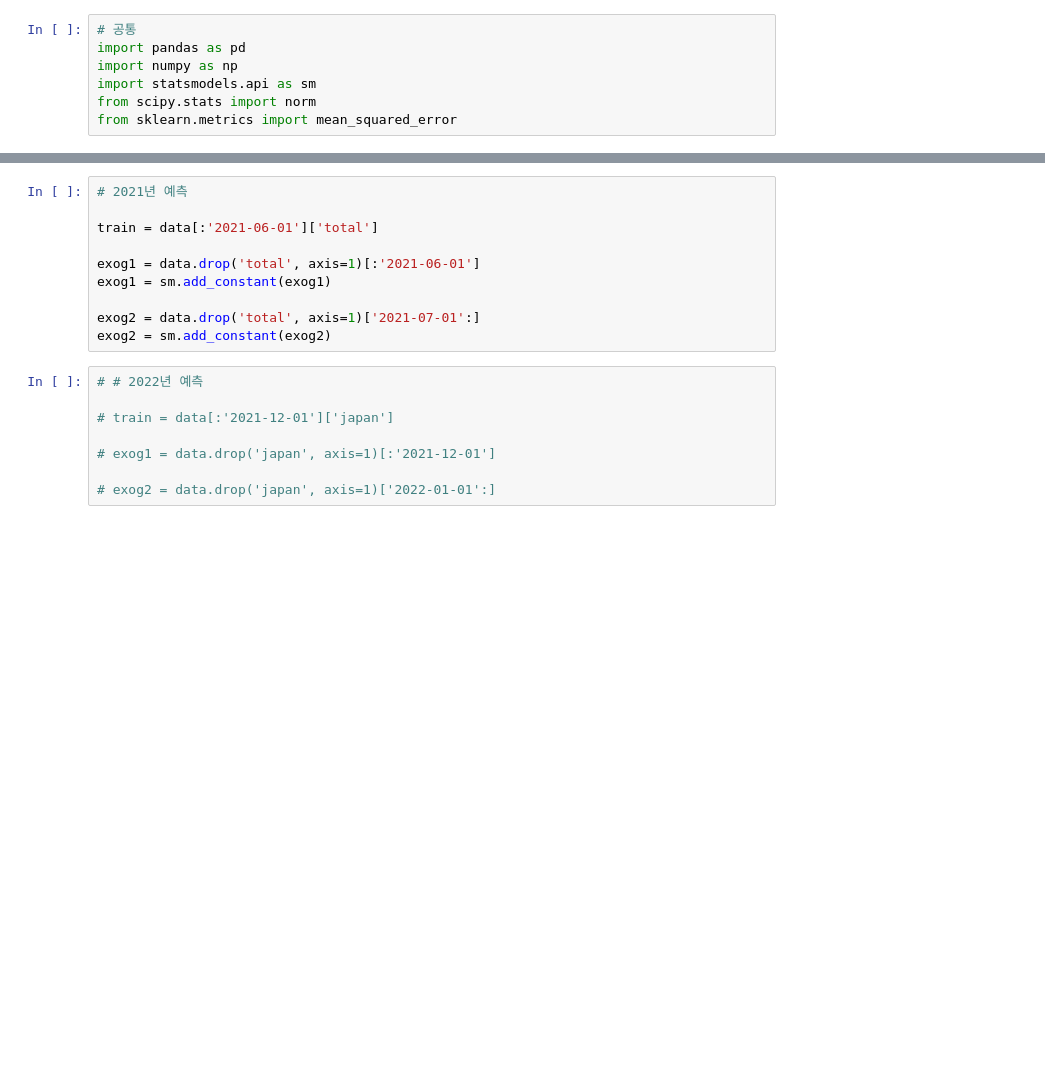
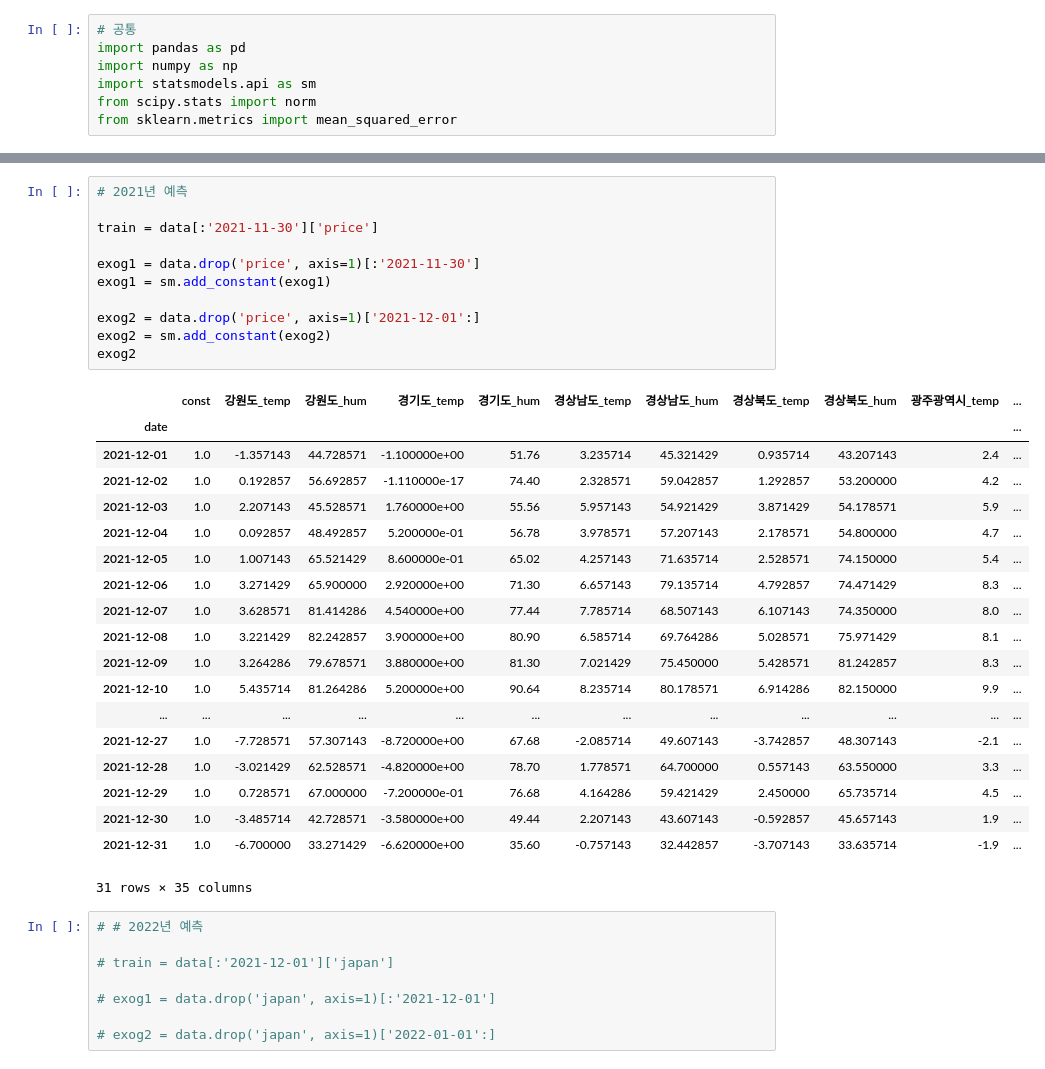
Before and after one commit to KangYunSU/KangYunsu, a Jupyter notebook: 찬재.ipynb, the cells around one changed output, grey strips where cells are left out. Drawn from its saved outputs; the diff is of its cells as text; blank space fills up the shorter version.

```diff
--- a/찬재.ipynb
+++ b/찬재.ipynb
@@ -37,13 +65,34 @@ data.head()
 # %%
 # 2021년 예측
 
-train = data[:'2021-06-01']['total']
+train = data[:'2021-11-30']['price']
 
-exog1 = data.drop('total', axis=1)[:'2021-06-01']
+exog1 = data.drop('price', axis=1)[:'2021-11-30']
 exog1 = sm.add_constant(exog1)
 
-exog2 = data.drop('total', axis=1)['2021-07-01':]
+exog2 = data.drop('price', axis=1)['2021-12-01':]
 exog2 = sm.add_constant(exog2)
+exog2
+# %% [output]
+|  | const | 강원도_temp | 강원도_hum | 경기도_temp | 경기도_hum | 경상남도_temp | 경상남도_hum | 경상북도_temp | 경상북도_hum | 광주광역시_temp | ... |
+| date |  |  |  |  |  |  |  |  |  |  | ... |
+| 2021-12-01 | 1.0 | -1.357143 | 44.728571 | -1.100000e+00 | 51.76 | 3.235714 | 45.321429 | 0.935714 | 43.207143 | 2.4 | ... |
+| 2021-12-02 | 1.0 | 0.192857 | 56.692857 | -1.110000e-17 | 74.40 | 2.328571 | 59.042857 | 1.292857 | 53.200000 | 4.2 | ... |
+| 2021-12-03 | 1.0 | 2.207143 | 45.528571 | 1.760000e+00 | 55.56 | 5.957143 | 54.921429 | 3.871429 | 54.178571 | 5.9 | ... |
+| 2021-12-04 | 1.0 | 0.092857 | 48.492857 | 5.200000e-01 | 56.78 | 3.978571 | 57.207143 | 2.178571 | 54.800000 | 4.7 | ... |
+| 2021-12-05 | 1.0 | 1.007143 | 65.521429 | 8.600000e-01 | 65.02 | 4.257143 | 71.635714 | 2.528571 | 74.150000 | 5.4 | ... |
+| 2021-12-06 | 1.0 | 3.271429 | 65.900000 | 2.920000e+00 | 71.30 | 6.657143 | 79.135714 | 4.792857 | 74.471429 | 8.3 | ... |
+| 2021-12-07 | 1.0 | 3.628571 | 81.414286 | 4.540000e+00 | 77.44 | 7.785714 | 68.507143 | 6.107143 | 74.350000 | 8.0 | ... |
+| 2021-12-08 | 1.0 | 3.221429 | 82.242857 | 3.900000e+00 | 80.90 | 6.585714 | 69.764286 | 5.028571 | 75.971429 | 8.1 | ... |
+| 2021-12-09 | 1.0 | 3.264286 | 79.678571 | 3.880000e+00 | 81.30 | 7.021429 | 75.450000 | 5.428571 | 81.242857 | 8.3 | ... |
+| 2021-12-10 | 1.0 | 5.435714 | 81.264286 | 5.200000e+00 | 90.64 | 8.235714 | 80.178571 | 6.914286 | 82.150000 | 9.9 | ... |
+| ... | ... | ... | ... | ... | ... | ... | ... | ... | ... | ... | ... |
+| 2021-12-27 | 1.0 | -7.728571 | 57.307143 | -8.720000e+00 | 67.68 | -2.085714 | 49.607143 | -3.742857 | 48.307143 | -2.1 | ... |
+| 2021-12-28 | 1.0 | -3.021429 | 62.528571 | -4.820000e+00 | 78.70 | 1.778571 | 64.700000 | 0.557143 | 63.550000 | 3.3 | ... |
+| 2021-12-29 | 1.0 | 0.728571 | 67.000000 | -7.200000e-01 | 76.68 | 4.164286 | 59.421429 | 2.450000 | 65.735714 | 4.5 | ... |
+| 2021-12-30 | 1.0 | -3.485714 | 42.728571 | -3.580000e+00 | 49.44 | 2.207143 | 43.607143 | -0.592857 | 45.657143 | 1.9 | ... |
+| 2021-12-31 | 1.0 | -6.700000 | 33.271429 | -6.620000e+00 | 35.60 | -0.757143 | 32.442857 | -3.707143 | 33.635714 | -1.9 | ... |
+31 rows × 35 columns
 # %%
 # # 2022년 예측
 
```
Also changed, not shown: parts of 6 cells of this notebook, 28 other files.
